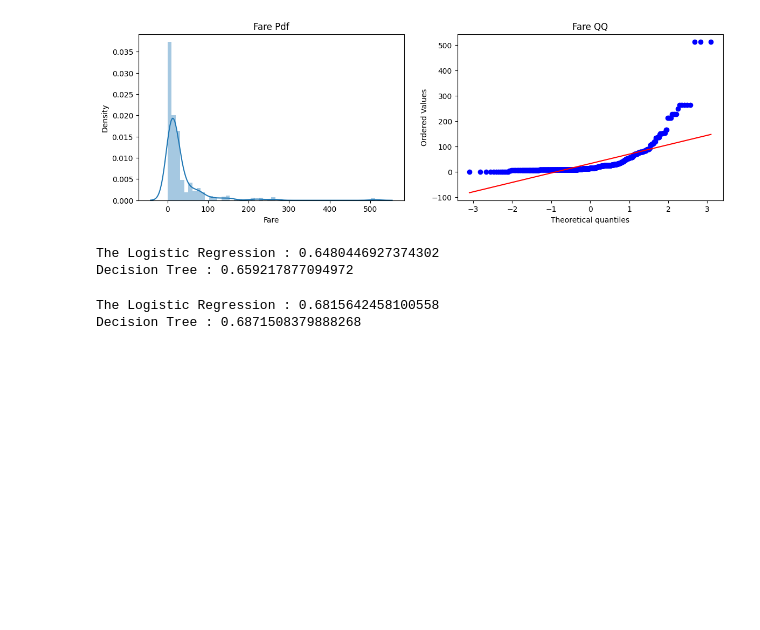
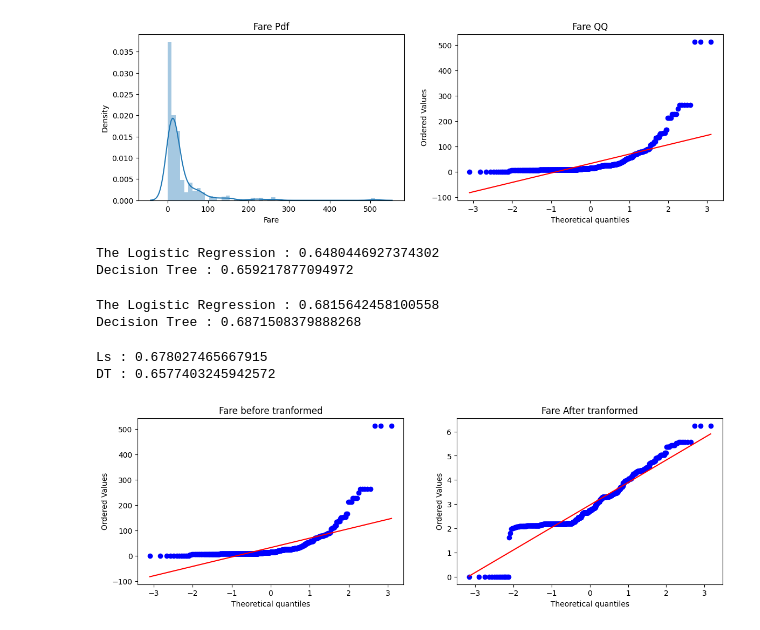
Before and after one commit to sujal-chauhan2006/feature-engineering-practice, a Jupyter notebook: Function_Transforms.ipynb, the cells around one changed output. Saved outputs shown, nothing was run; the diff lists cells and outputs as text; code cells hidden in the pictures; blank space fills up the shorter version.

```diff
--- a/Function_Transforms.ipynb
+++ b/Function_Transforms.ipynb
@@ -163,3 +163,28 @@ print('Decision Tree :',accuracy_score(y_test,y_pred2))
 # %% [output]
 The Logistic Regression : 0.6815642458100558
 Decision Tree : 0.6871508379888268
+# %%
+X_transformed = trf.fit_transform(x)
+
+clf = LogisticRegression()
+clf2 = DecisionTreeClassifier()
+
+print('Ls :',cross_val_score(clf,X_transformed,y,scoring = 'accuracy',cv = 10).mean())
+print('DT :',cross_val_score(clf2,X_transformed,y,scoring = 'accuracy',cv = 10).mean())
+# %% [output]
+Ls : 0.678027465667915
+DT : 0.6577403245942572
+# %%
+plt.figure(figsize=(14,4))
+
+plt.subplot(121)
+stats.probplot(x_train['Fare'],dist = 'norm',plot = plt)
+plt.title('Fare before tranformed')
+
+plt.subplot(122)
+stats.probplot(X_transformed['Fare'],dist = 'norm',plot = plt)
+plt.title('Fare After tranformed')
+
+plt.show()
+# %% [output]
+[figure, added]
```
Also changed, not shown: parts of 7 cells of this notebook.
